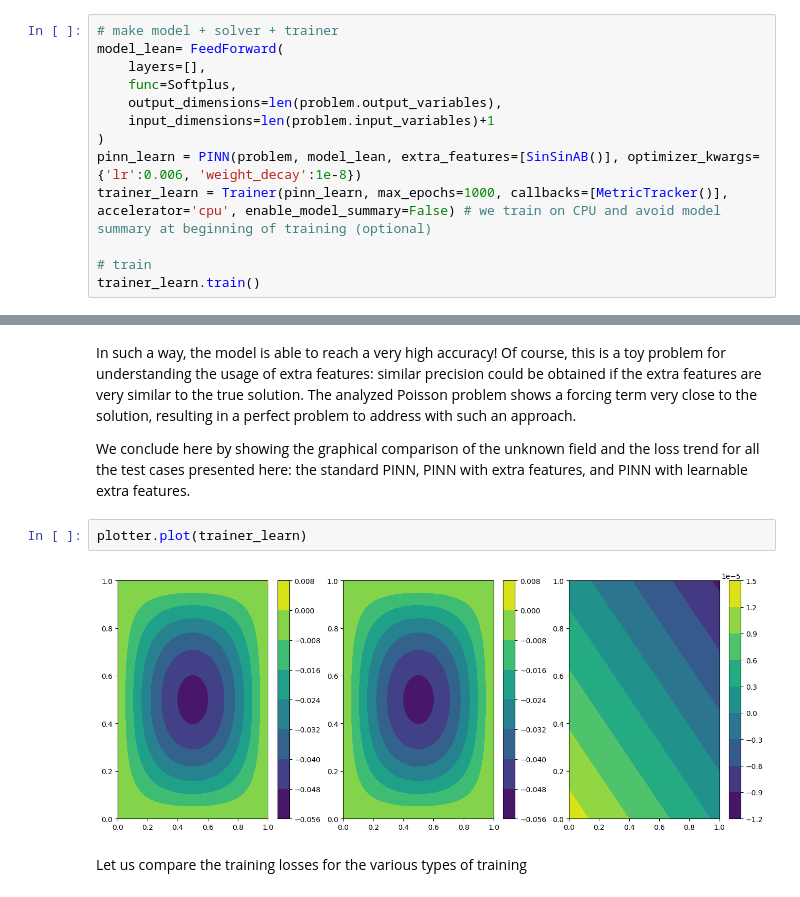
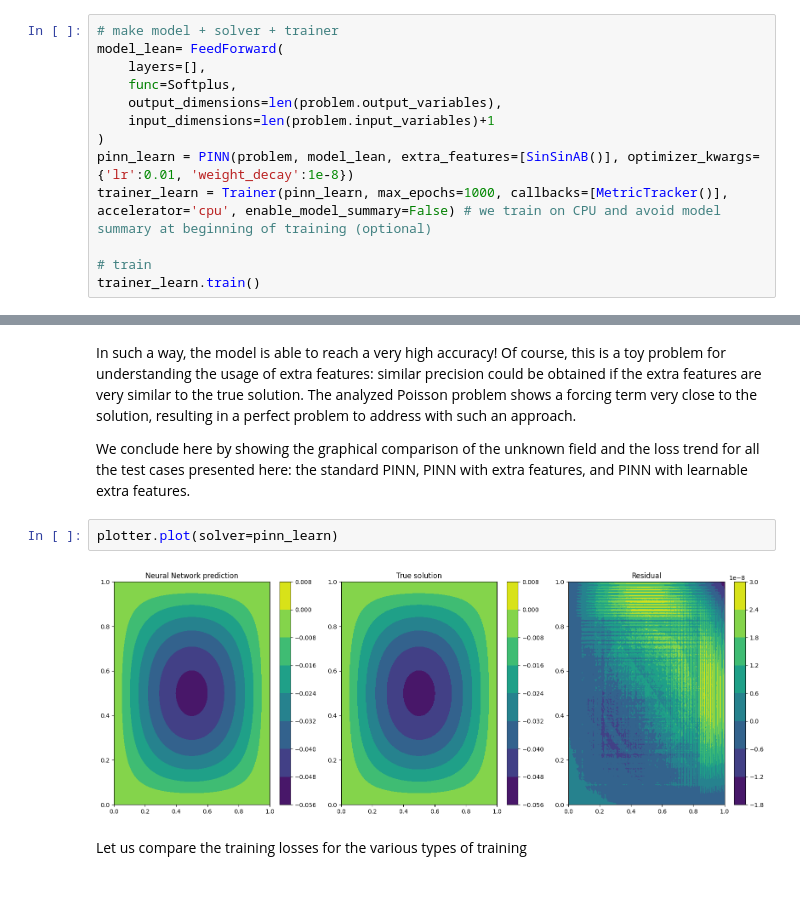
Before and after one commit to PINA-org/PINA-Tutorials, a Jupyter notebook: tutorial2/tutorial.ipynb, the cells around one changed output, grey strips where cells are left out. Cells and saved outputs as stored; diff of their text form.

Commit message:
modify tutorials for plotter compatibility

```diff
--- a/tutorial2/tutorial.ipynb
+++ b/tutorial2/tutorial.ipynb
@@ -212,7 +217,7 @@ model_lean= FeedForward(
     output_dimensions=len(problem.output_variables),
     input_dimensions=len(problem.input_variables)+1
 )
-pinn_learn = PINN(problem, model_lean, extra_features=[SinSinAB()], optimizer_kwargs={'lr':0.006, 'weight_decay':1e-8})
+pinn_learn = PINN(problem, model_lean, extra_features=[SinSinAB()], optimizer_kwargs={'lr':0.01, 'weight_decay':1e-8})
 trainer_learn = Trainer(pinn_learn, max_epochs=1000, callbacks=[MetricTracker()], accelerator='cpu', enable_model_summary=False) # we train on CPU and avoid model summary at beginning of training (optional)
 
 # train
@@ -229,9 +236,9 @@ Of course, this is a toy problem for understanding the usage of extra features:
 
 We conclude here by showing the graphical comparison of the unknown field and the loss trend for all the test cases presented here: the standard PINN, PINN with extra features, and PINN with learnable extra features.
 # %%
-plotter.plot(trainer_learn)
+plotter.plot(solver=pinn_learn)
 # %% [output]
-[figure, old version]
+[figure, new version]
 # %% [markdown]
 Let us compare the training losses for the various types of training
 # %%
```
Also changed, not shown: parts of 7 cells of this notebook, 7 other files.
